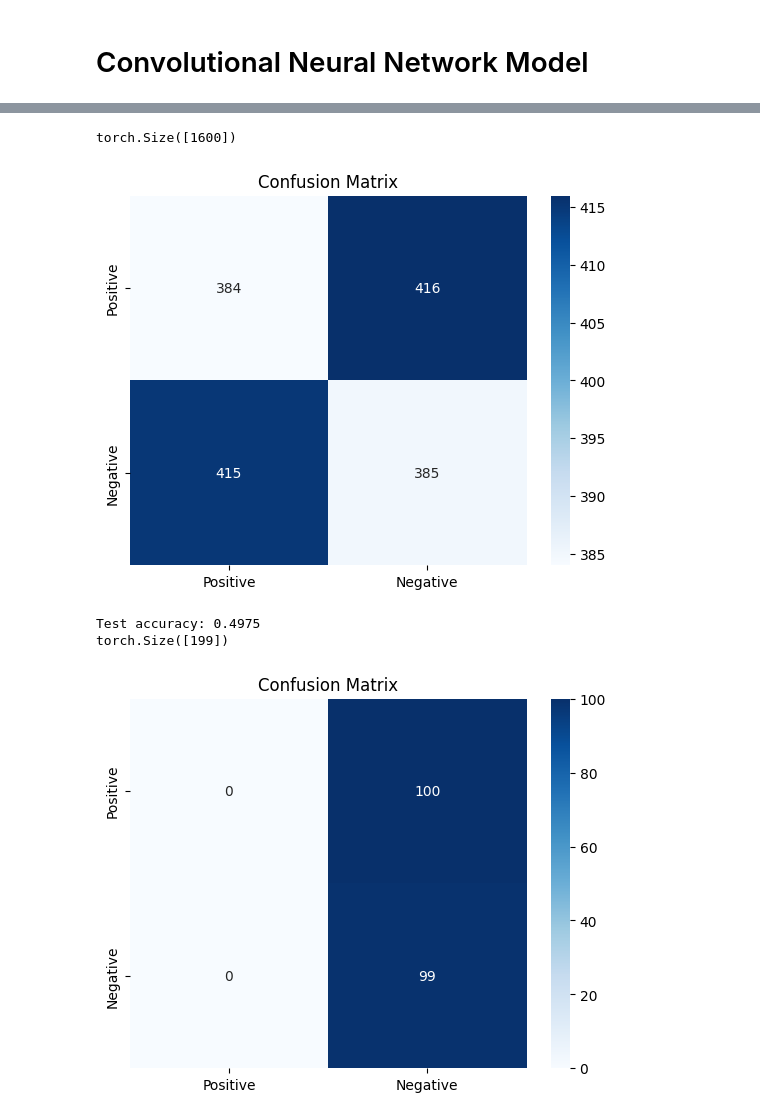
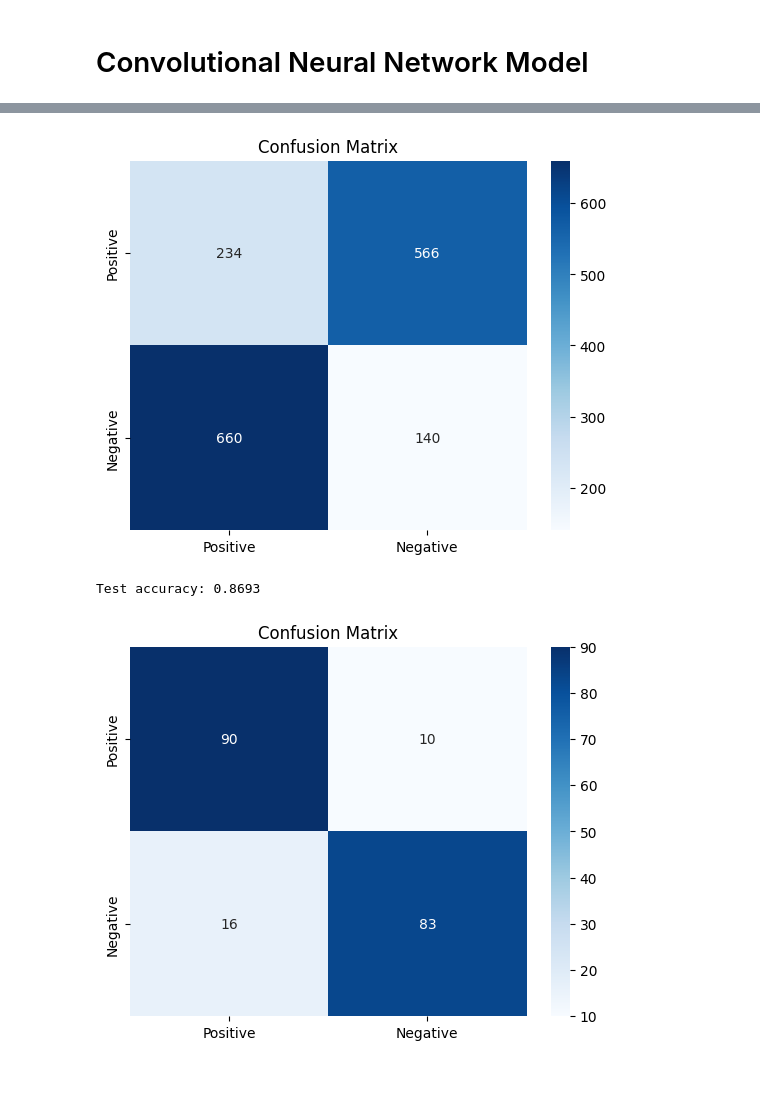
Before and after one commit to Nikhil-Kadapala/NeuralNets, a Jupyter notebook: standardNeuralNets/stdCNN_LIME.ipynb, the cells around one changed output, grey strips where cells are left out. Saved outputs shown, nothing was run; the diff lists cells and outputs as text; code cells hidden in the pictures; blank space fills up the shorter version.

Commit message:
config update

```diff
--- a/standardNeuralNets/stdCNN_LIME.ipynb
+++ b/standardNeuralNets/stdCNN_LIME.ipynb
@@ -604,8 +583,7 @@ def set_random_seed(seed):
 def calc_accuracy(predictions, true_labels):
   num_labels = true_labels.size(0)
   #print(predictions.size(), true_labels.size())
-  predicted_labels = (predictions >= 0.5).int()
-  num_correct = torch.sum(predicted_labels == true_labels).item()
+  num_correct = torch.sum(predictions == true_labels).item()
   accuracy = num_correct / num_labels
   return accuracy
 # %%
@@ -690,15 +674,18 @@ with open("./drive/MyDrive/NeuralNets/standardNeuralNets/model_config.json", "r"
 # %%
 set_random_seed(14)
 
-model = LimeCNN(embed_size=50, cnn_config=model_config, pool_size=3, max_seq_len=2809, num_classes=1)
+num_filters = [64, 128, 256]
+kernel_sizes = [3, 5, 7]
 
-lr, n_epochs = 1e-4, 50
+model = LimeCNN(50, kernel_sizes, num_filters, num_classes=1)
 
-optimizer = torch.optim.SGD(model.parameters(), lr=lr)
+lr, n_epochs = 1e-3, 50
+
+optimizer = torch.optim.Adam(model.parameters(), lr=lr)
 
 loss_func = nn.BCEWithLogitsLoss()
 
-lr_sched = ReduceLROnPlateau(optimizer, mode='min', factor=0.8, patience=5)
+lr_sched = ReduceLROnPlateau(optimizer, mode='max', factor=0.1, patience=5)
 
 Y_HAT, LOSSES = train_model(model=model,
                             train_set=train_loader,
@@ -749,12 +701,10 @@ current learning rate: [8e-05]
 # %%
-preds = Y_HAT
-print(preds.size())
 import seaborn as sns
 import matplotlib.pyplot as plt
 from sklearn.metrics import confusion_matrix
 
 # Generate confusion matrix
-conf_matrix = confusion_matrix(train_classes.detach().numpy(), preds.detach().numpy())
+conf_matrix = confusion_matrix(train_classes.numpy(), Y_HAT.detach().numpy())
 
 # Plot using seaborn
 sns.heatmap(conf_matrix, annot=True, fmt="d", cmap="Blues", xticklabels=["Positive", "Negative"], yticklabels=["Positive", "Negative"])
@@ -762,37 +712,33 @@ sns.heatmap(conf_matrix, annot=True, fmt="d", cmap="Blues", xticklabels=["Positi
 plt.title("Confusion Matrix")
 plt.show()
 # %% [output]
-torch.Size([1600])
-[figure, old version]
+[figure, new version]
 # %%
 model.eval()
 preds_list = []
 with torch.no_grad():
   for batch in test_loader:
     inputs, rationales, labels = batch
     pred = model(inputs)
     preds_list.append(pred)
 
 y_hat = torch.cat(preds_list, dim=0)
 y_hat = (y_hat >= 0.5).int()
 test_acc = calc_accuracy(y_hat, test_classes)
 print(f"Test accuracy: {test_acc:.4f}")
 
-preds = y_hat
-print(preds.size())
 import seaborn as sns
 import matplotlib.pyplot as plt
 from sklearn.metrics import confusion_matrix
 
 # Generate confusion matrix
-conf_matrix = confusion_matrix(test_classes.numpy(), preds.detach().numpy())
+conf_matrix = confusion_matrix(test_classes.numpy(), y_hat.detach().numpy())
 
 # Plot using seaborn
 sns.heatmap(conf_matrix, annot=True, fmt="d", cmap="Blues", xticklabels=["Positive", "Negative"], yticklabels=["Positive", "Negative"])
 
 plt.title("Confusion Matrix")
 plt.show()
 # %% [output]
-Test accuracy: 0.4975
-torch.Size([199])
+Test accuracy: 0.8693
-[figure, old version]
+[figure, new version]
```
Also changed, not shown: parts of 9 cells of this notebook.
